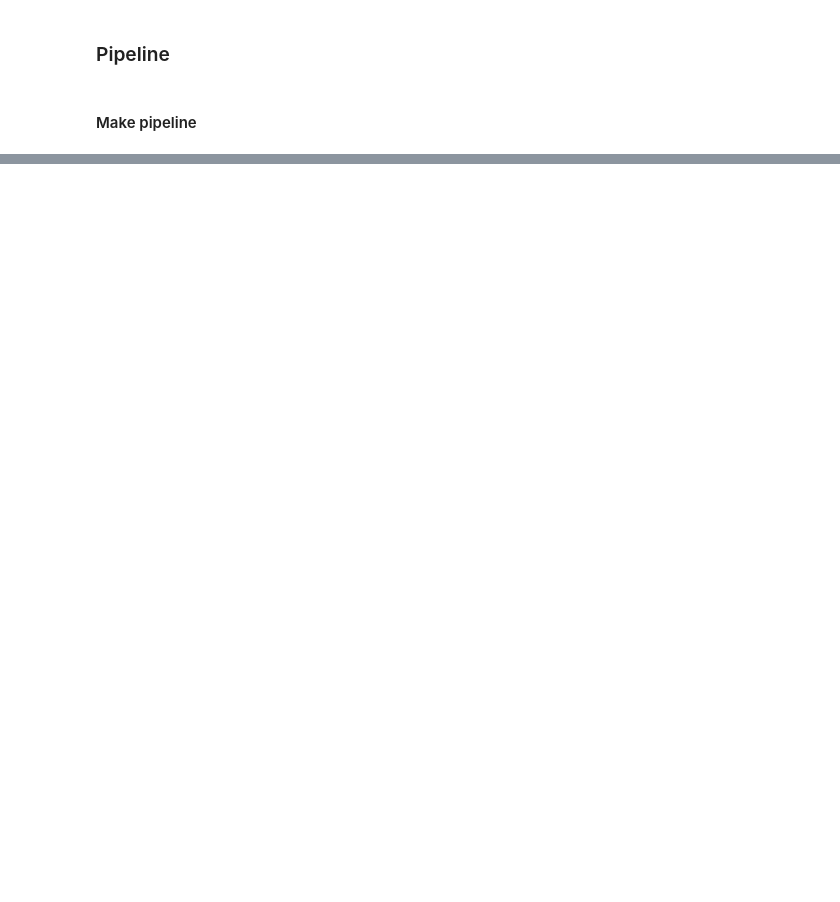
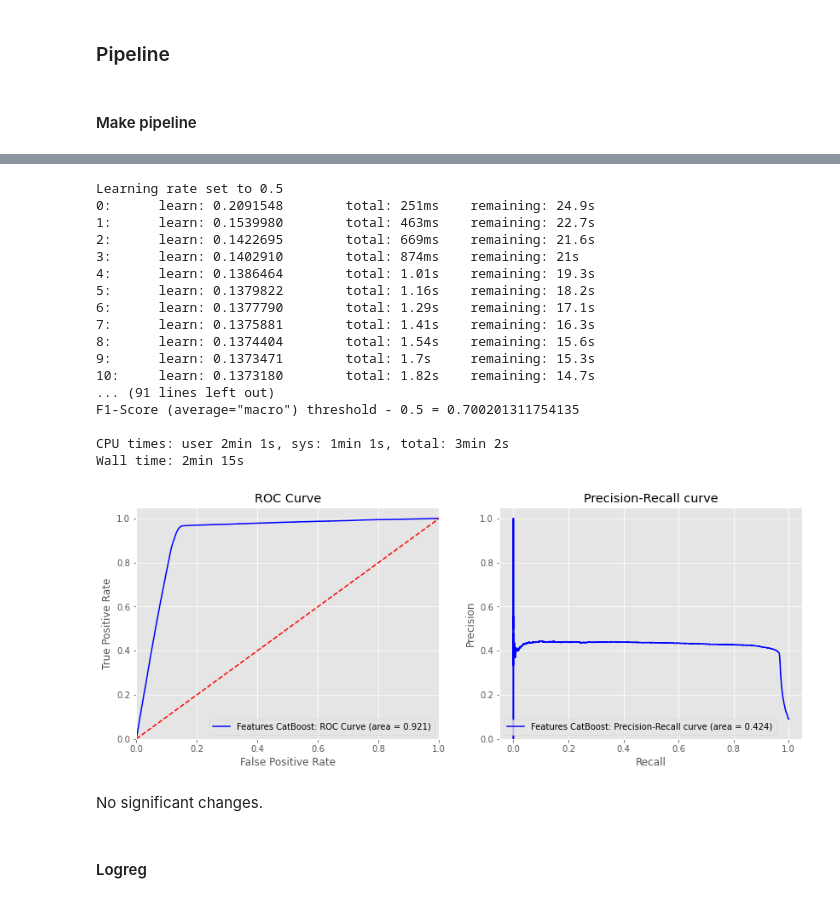
Before and after one commit to hildar/RecSys-Megafon, a Jupyter notebook: Train.ipynb, the cells around one changed output, grey strips where cells are left out. Saved outputs shown, nothing was run; the diff lists cells and outputs as text; code cells hidden in the pictures; blank space fills up the shorter version.

```diff
--- a/Train.ipynb
+++ b/Train.ipynb
@@ -843,0 +828,5 @@ lightgbm.plot_importance(lgb_pipe[1], figsize=(8, 6) , max_num_features=30)
+# %%
+catboost_pipe = make_pipeline(
+    f_prep_pipeline,
+    CatBoostClassifier(iterations=100, random_state=1)
+)
@@ -843,0 +842,27 @@ lightgbm.plot_importance(lgb_pipe[1], figsize=(8, 6) , max_num_features=30)
+# %%
+%%time
+catboost_pipe = run_learn(X_train, y_train, X_val, y_val, catboost_pipe,
+                          slpit_date=SPLIT_DATE, plot_name='Features CatBoost')
+# %% [output]
+Learning rate set to 0.5
+0:      learn: 0.2091548        total: 251ms    remaining: 24.9s
+1:      learn: 0.1539980        total: 463ms    remaining: 22.7s
+2:      learn: 0.1422695        total: 669ms    remaining: 21.6s
+3:      learn: 0.1402910        total: 874ms    remaining: 21s
+4:      learn: 0.1386464        total: 1.01s    remaining: 19.3s
+5:      learn: 0.1379822        total: 1.16s    remaining: 18.2s
+6:      learn: 0.1377790        total: 1.29s    remaining: 17.1s
+7:      learn: 0.1375881        total: 1.41s    remaining: 16.3s
+8:      learn: 0.1374404        total: 1.54s    remaining: 15.6s
+9:      learn: 0.1373471        total: 1.7s     remaining: 15.3s
+10:     learn: 0.1373180        total: 1.82s    remaining: 14.7s
+... (91 lines left out)
+F1-Score (average="macro") threshold - 0.5 = 0.700201311754135
+
+CPU times: user 2min 1s, sys: 1min 1s, total: 3min 2s
+Wall time: 2min 15s
+[figure, added]
+# %% [markdown]
+No significant changes.
+# %% [markdown]
+#### Logreg
```
Also changed, not shown: parts of 92 cells of this notebook.
